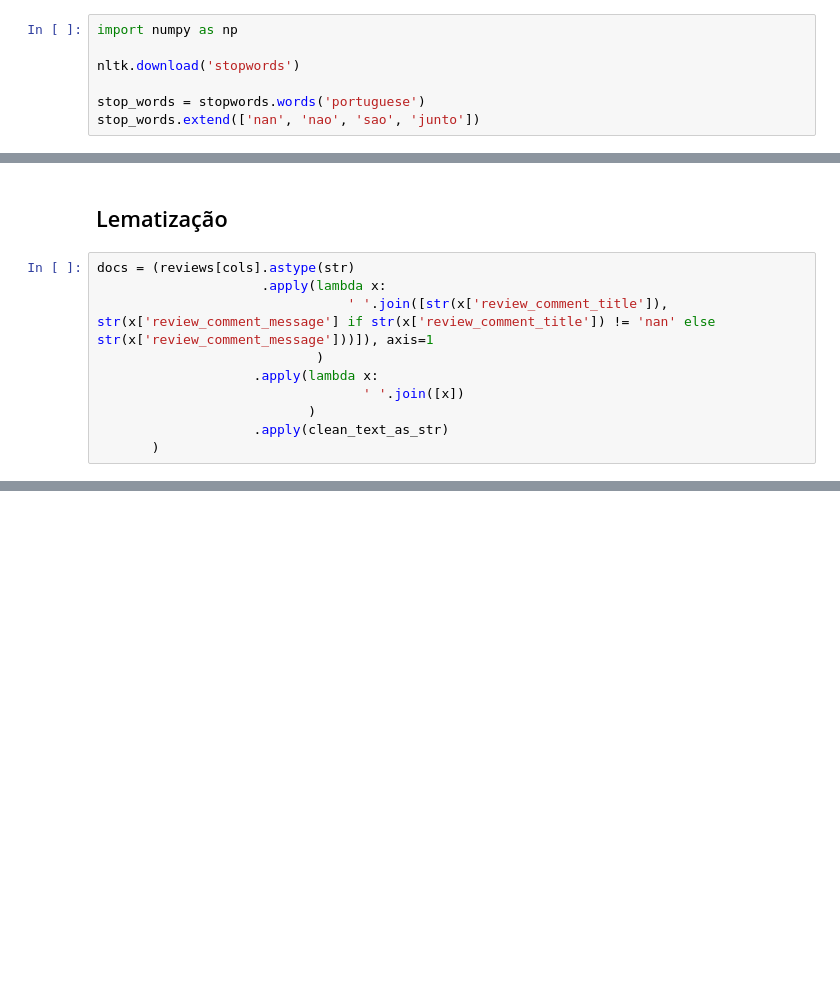
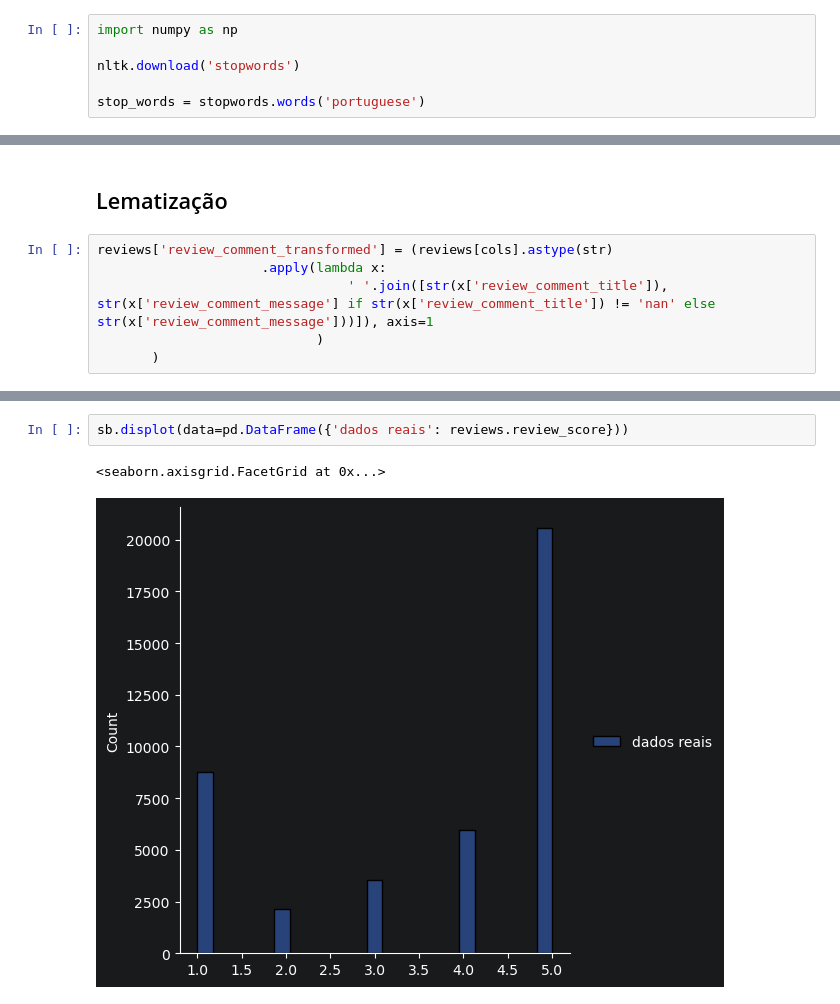
Before and after one commit to rabreu/Infnet-MIT-IA-PLN-PD_26E2_, a Jupyter notebook: Renata_Braga_de_Abreu_sistemas-cognitivos-linguagem-natural_pln.pdf.ipynb, the cells around one changed output, grey strips where cells are left out. Saved outputs shown, nothing was run; the diff lists cells and outputs as text; blank space fills up the shorter version.

```diff
--- a/Renata_Braga_de_Abreu_sistemas-cognitivos-linguagem-natural_pln.pdf.ipynb
+++ b/Renata_Braga_de_Abreu_sistemas-cognitivos-linguagem-natural_pln.pdf.ipynb
@@ -70,5 +81,4 @@ import numpy as np
 nltk.download('stopwords')
 
 stop_words = stopwords.words('portuguese')
-stop_words.extend(['nan', 'nao', 'sao', 'junto'])
 # %% [output]
@@ -147,12 +176,8 @@ for tuple_tokens in Counter(tokens_rad).most_common(10):
 # %% [markdown]
 ## Lematização
 # %%
-docs = (reviews[cols].astype(str)
+reviews['review_comment_transformed'] = (reviews[cols].astype(str)
                      .apply(lambda x:
                                 ' '.join([str(x['review_comment_title']), str(x['review_comment_message'] if str(x['review_comment_title']) != 'nan' else str(x['review_comment_message']))]), axis=1
                             )
-                    .apply(lambda x:
-                                  ' '.join([x])
-                           )
-                    .apply(clean_text_as_str)
        )
@@ -192,0 +495,5 @@ cat = np.array(categories.values())
+# %%
+sb.displot(data=pd.DataFrame({'dados reais': reviews.review_score}))
+# %% [output]
+<seaborn.axisgrid.FacetGrid at 0x...>
+[figure, added]
```
Also changed, not shown: parts of 33 cells of this notebook.
